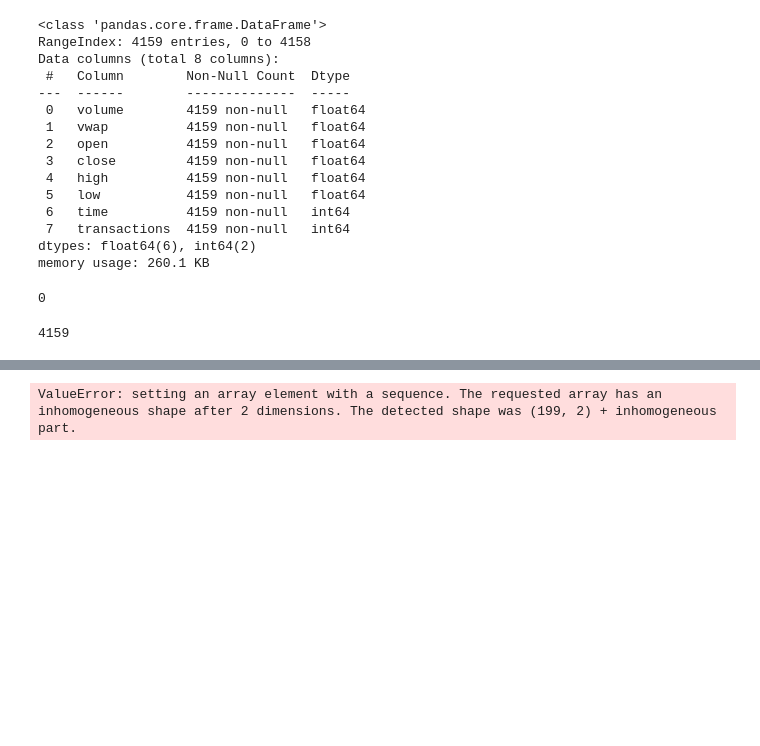
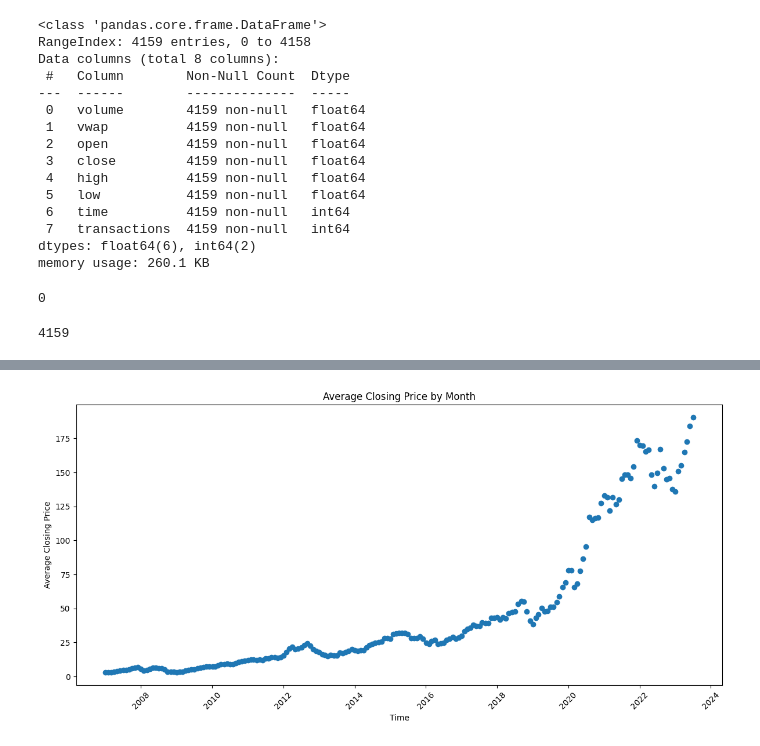
Before and after one commit to LeoBrOd/Course_in_Data_Analyse, a Jupyter notebook: Week_12_Applications_for_Data_Analysis/Day_3-4_Mini_Project_Days/Advanced_Statistical_Analysis_Of_Apple_Inc_Stock_Data/Week_12_Day_3_Mini_Project_Advanced_Statistical_Analysis_Of_Apple_Stock_Da.ipynb, the cells around one changed output, grey strips where cells are left out. Cells and saved outputs as stored; diff of their text form; code cells hidden in the pictures; blank space fills up the shorter version.

```diff
--- a/Week_12_Applications_for_Data_Analysis/Day_3-4_Mini_Project_Days/Advanced_Statistical_Analysis_Of_Apple_Inc_Stock_Data/Week_12_Day_3_Mini_Project_Advanced_Statistical_Analysis_Of_Apple_Stock_Da.ipynb
+++ b/Week_12_Applications_for_Data_Analysis/Day_3-4_Mini_Project_Days/Advanced_Statistical_Analysis_Of_Apple_Inc_Stock_Data/Week_12_Day_3_Mini_Project_Advanced_Statistical_Analysis_Of_Apple_Stock_Da.ipynb
@@ -71,8 +112,10 @@ data['day_difference']=data['closing price']-data['opening price']
 # %%
+#grouping our data for better presentation by month
 data['year'] = data['time'].dt.year
 data['month'] = data['time'].dt.month_name()
 data['quarter'] = data['time'].dt.quarter
-quarters_data = data.groupby(['year', 'quarter'])
-month_data = data.groupby(['year', 'month'])
-avg_pcrice_differece = month_data['day_difference'].mean()
-#grouping our data for better presentation
+month_data = data.groupby(['year', 'month']).agg({
+    'day_difference': 'mean',
+    'closing price': 'mean',
+    'time': 'first'  # This will keep the first date for each month
+}).reset_index()
@@ -95,7 +122,11 @@ month_data.head()
-# %%
-sorted_indices = np.argsort(month_data['time'])
-sorted_data = month_data[sorted_indices]
-plt.plot(month_data['time'].head(100),month_data['closing price'].head(100))
-plt.show()
-# %% [output]
-ValueError: setting an array element with a sequence. The requested array has an inhomogeneous shape after 2 dimensions. The detected shape was (199, 2) + inhomogeneous part.
+# %%
+plt.figure(figsize=(12, 6))
+plt.scatter(month_data['time'], month_data['closing price'])
+plt.xlabel('Time')
+plt.ylabel('Average Closing Price')
+plt.title('Average Closing Price by Month')
+plt.xticks(rotation=45)
+plt.tight_layout()
+plt.show()
+# %% [output]
+[figure, added]
```
Also changed, not shown: parts of 19 cells of this notebook.
